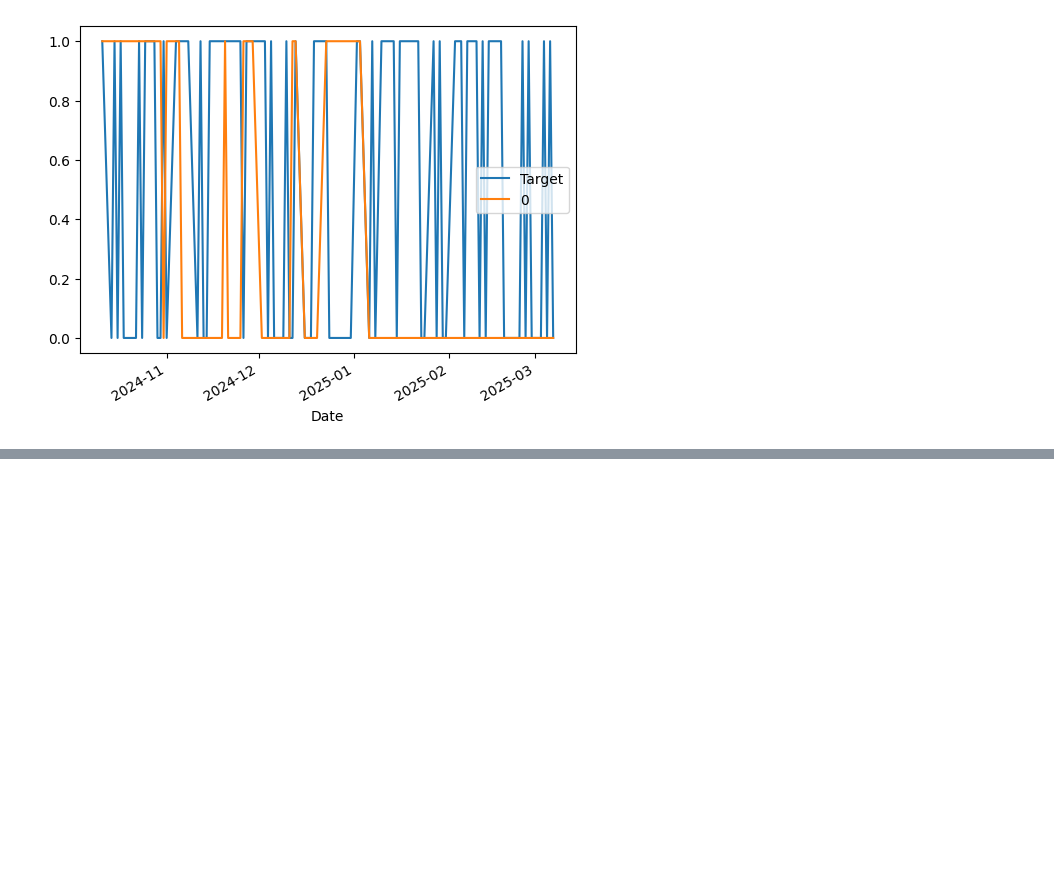
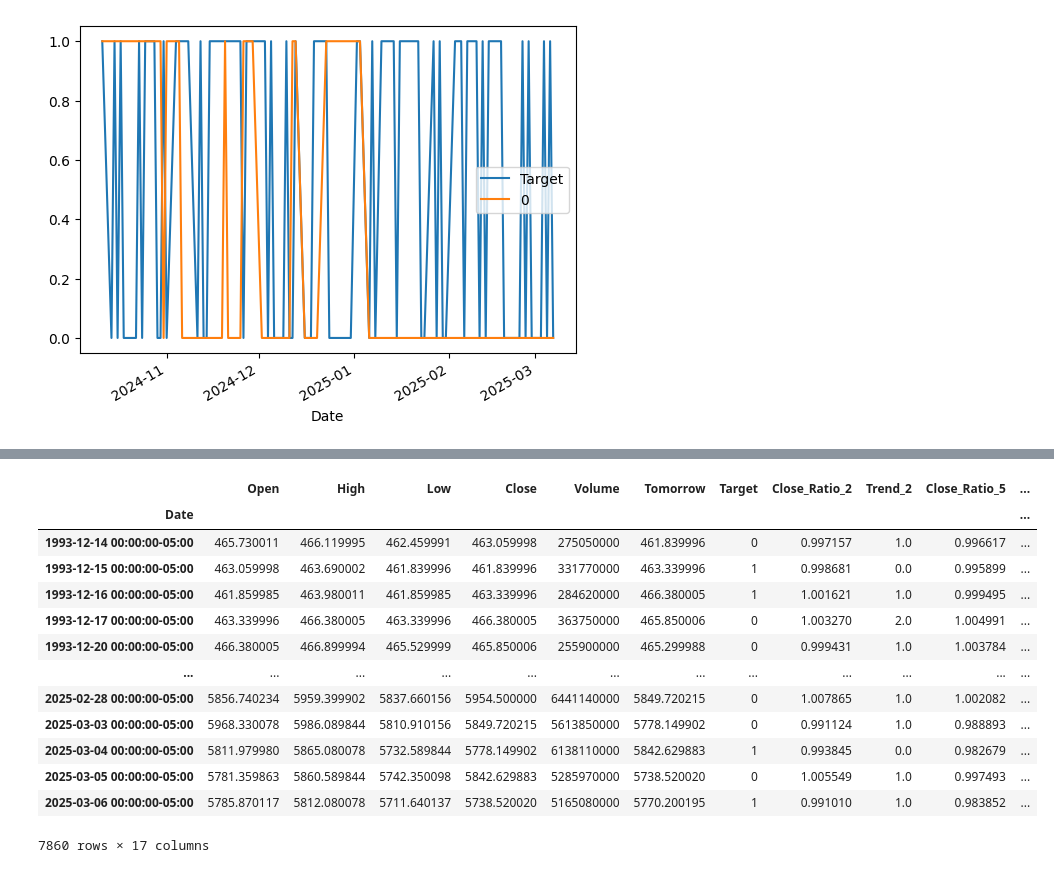
Before and after one commit to hxrshal512/S-P500-stocks-predictions, a Jupyter notebook: Untitled1.ipynb, the cells around one changed output, grey strips where cells are left out. Saved outputs shown, nothing was run; the diff lists cells and outputs as text; code cells hidden in the pictures; blank space fills up the shorter version.

```diff
--- a/Untitled1.ipynb
+++ b/Untitled1.ipynb
@@ -134,0 +152,34 @@ predictions = backtest(sp500, model, predictors)
+# %%
+horizons = [2,5,60,250,1000]
+new_predictors = []
+
+for horizon in horizons:
+  rolling_averages = sp500.rolling(horizon).mean()
+
+
+  ratio_column = f"Close_Ratio_{horizon}"
+  sp500[ratio_column]= sp500["Close"]/ rolling_averages["Close"]
+
+  trend_column = f"Trend_{horizon}"
+  sp500[trend_column]= sp500.shift(1).rolling(horizon).sum()["Target"]
+
+  new_predictors += [ratio_column,trend_column]
+# %%
+sp500 = sp500.dropna()
+# %%
+sp500
+# %% [output]
+|  | Open | High | Low | Close | Volume | Tomorrow | Target | Close_Ratio_2 | Trend_2 | Close_Ratio_5 | ... |
+| Date |  |  |  |  |  |  |  |  |  |  | ... |
+| 1993-12-14 00:00:00-05:00 | 465.730011 | 466.119995 | 462.459991 | 463.059998 | 275050000 | 461.839996 | 0 | 0.997157 | 1.0 | 0.996617 | ... |
+| 1993-12-15 00:00:00-05:00 | 463.059998 | 463.690002 | 461.839996 | 461.839996 | 331770000 | 463.339996 | 1 | 0.998681 | 0.0 | 0.995899 | ... |
+| 1993-12-16 00:00:00-05:00 | 461.859985 | 463.980011 | 461.859985 | 463.339996 | 284620000 | 466.380005 | 1 | 1.001621 | 1.0 | 0.999495 | ... |
+| 1993-12-17 00:00:00-05:00 | 463.339996 | 466.380005 | 463.339996 | 466.380005 | 363750000 | 465.850006 | 0 | 1.003270 | 2.0 | 1.004991 | ... |
+| 1993-12-20 00:00:00-05:00 | 466.380005 | 466.899994 | 465.529999 | 465.850006 | 255900000 | 465.299988 | 0 | 0.999431 | 1.0 | 1.003784 | ... |
+| ... | ... | ... | ... | ... | ... | ... | ... | ... | ... | ... | ... |
+| 2025-02-28 00:00:00-05:00 | 5856.740234 | 5959.399902 | 5837.660156 | 5954.500000 | 6441140000 | 5849.720215 | 0 | 1.007865 | 1.0 | 1.002082 | ... |
+| 2025-03-03 00:00:00-05:00 | 5968.330078 | 5986.089844 | 5810.910156 | 5849.720215 | 5613850000 | 5778.149902 | 0 | 0.991124 | 1.0 | 0.988893 | ... |
+| 2025-03-04 00:00:00-05:00 | 5811.979980 | 5865.080078 | 5732.589844 | 5778.149902 | 6138110000 | 5842.629883 | 1 | 0.993845 | 0.0 | 0.982679 | ... |
+| 2025-03-05 00:00:00-05:00 | 5781.359863 | 5860.589844 | 5742.350098 | 5842.629883 | 5285970000 | 5738.520020 | 0 | 1.005549 | 1.0 | 0.997493 | ... |
+| 2025-03-06 00:00:00-05:00 | 5785.870117 | 5812.080078 | 5711.640137 | 5738.520020 | 5165080000 | 5770.200195 | 1 | 0.991010 | 1.0 | 0.983852 | ... |
+7860 rows × 17 columns
```
Also changed, not shown: parts of 8 cells of this notebook.
